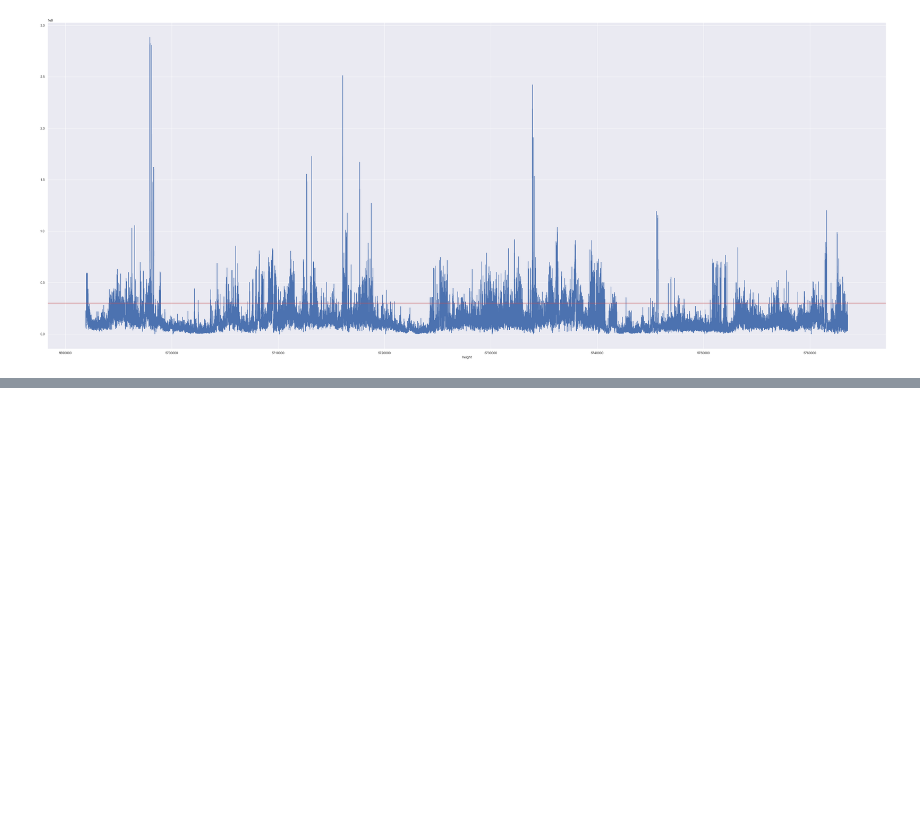
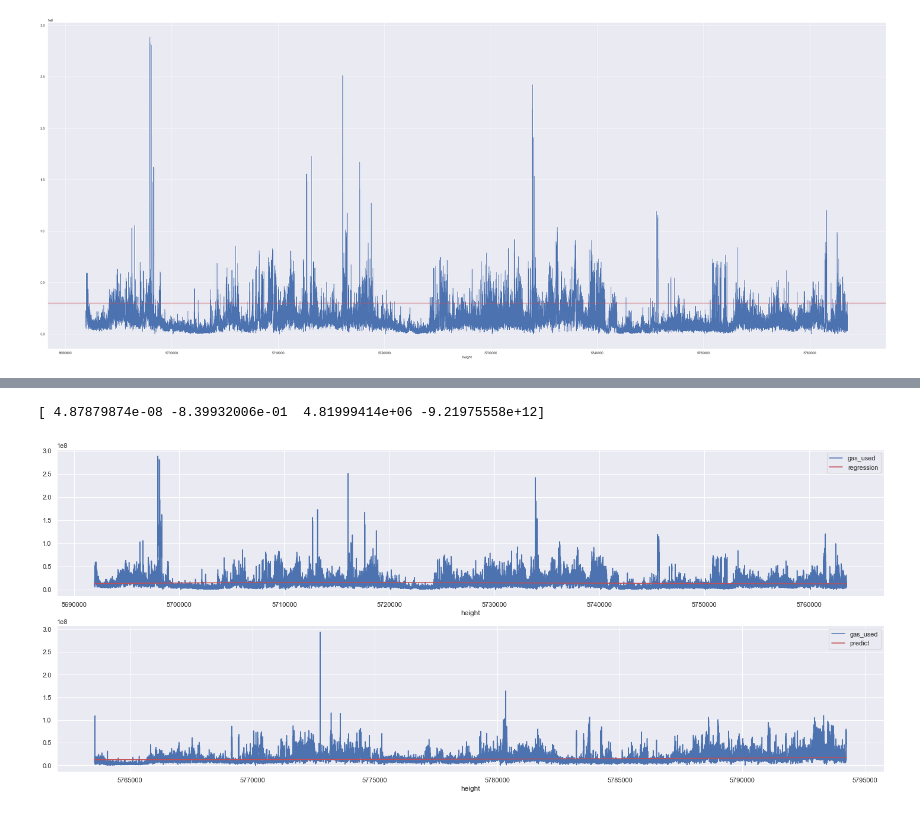
Before and after one commit to RevelationOfTuring/block_prediciton, a Jupyter notebook: 2.polyfit.ipynb, the cells around one changed output, grey strips where cells are left out. Cells and saved outputs as stored; diff of their text form; code cells hidden in the pictures; blank space fills up the shorter version.

```diff
--- a/2.polyfit.ipynb
+++ b/2.polyfit.ipynb
@@ -45,0 +65,19 @@ print(rg1)
+# %%
+# 3次回归
+rg3 = np.polyfit(block_height_training,gas_used_training,3)
+plt.figure(figsize=(25,10))
+plt.subplot(211)
+training_data['gas_used'].plot()
+plt.plot(block_height_training,np.polyval(rg3,block_height_training),'r',label='regression')
+plt.legend()
+
+# predict
+plt.subplot(212)
+test_data['gas_used'].plot()
+plt.plot(block_height_test,np.polyval(rg3,block_height_test),'r',label='predict')
+plt.legend()
+
+print(rg3)
+# %% [output]
+[ 4.87879874e-08 -8.39932006e-01  4.81999414e+06 -9.21975558e+12]
+[figure, added]
```
Also changed, not shown: parts of 14 cells of this notebook, 1 other file.
